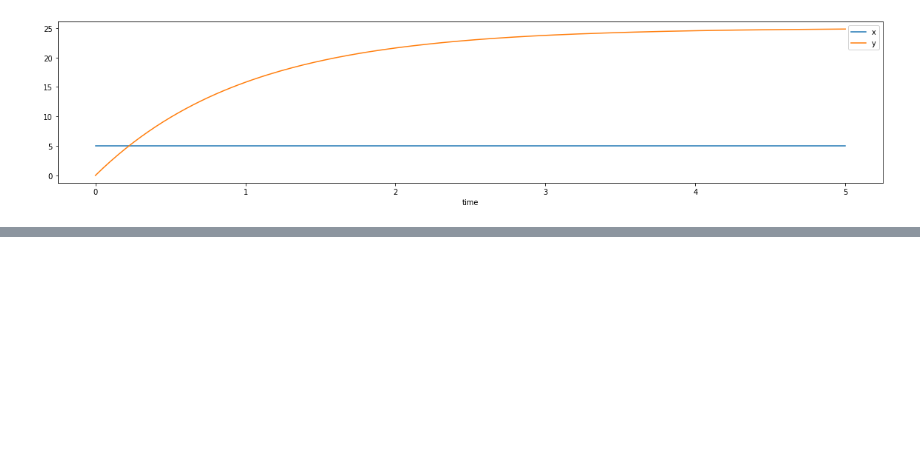
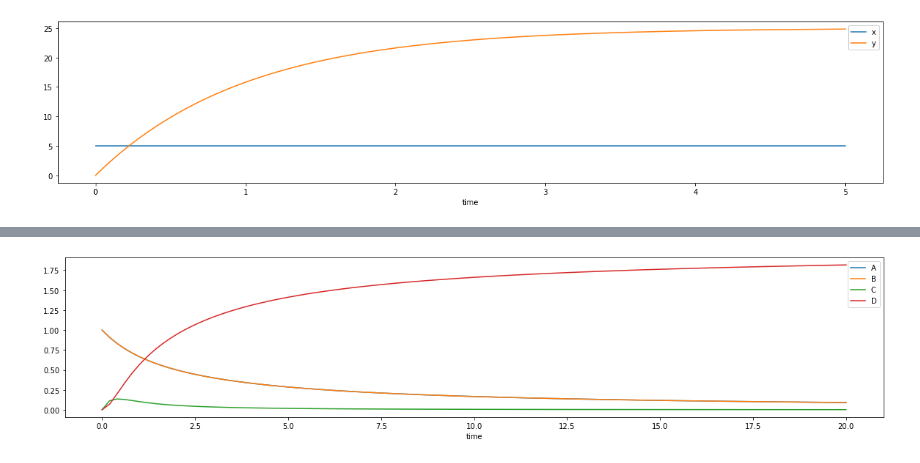
Before and after one commit to UC-Davis-molecular-computing/gpac, a Jupyter notebook: notebook.ipynb, the cells around one changed output, grey strips where cells are left out. Cells and saved outputs as stored; diff of their text form; code cells hidden in the pictures; blank space fills up the shorter version.

```diff
--- a/notebook.ipynb
+++ b/notebook.ipynb
@@ -138,0 +143,20 @@ Here are the symbols of the ODES:                     {Y, X}
+# %%
+# examples of additional CRN notation
+# You can specify reversible reactions, and rate constants in each direction
+
+# This encodes the CRN
+# A+B --0.5--> 2C
+# 2C   --4-->  A+B
+# C    --5-->  D
+# Where the first two reactions are specified as a reversible reaction using | instead of >>
+# k means the forward rate constant, r means the reverse rate constant
+a,b,c,d = gpac.species('A B C D')
+rxns = [
+    (a+b | 2*c).k(0.5).r(4),
+    (c >> d).k(5)
+]
+initial_values = {a:1, b:1}
+t_eval = np.linspace(0, 20, 100)
+gpac.plot_crn(rxns, initial_values, t_eval=t_eval, figure_size=(20,4))
+# %% [output]
+[figure, added]
```
Also changed, not shown: parts of 1 cell of this notebook.
